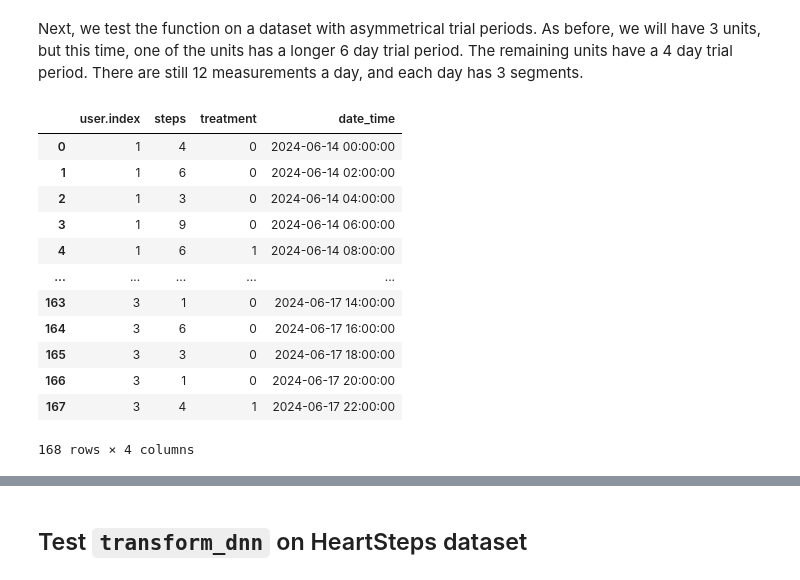
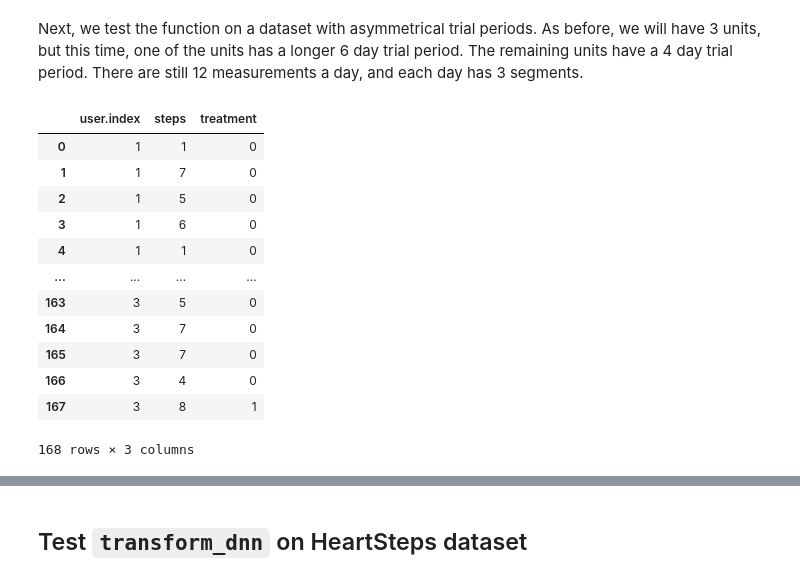
Before and after one commit to calebchin/Heartsteps-DNN, a Jupyter notebook: distributionalnn_heartsteps.ipynb, the cells around one changed output, grey strips where cells are left out. Saved outputs shown, nothing was run; the diff lists cells and outputs as text; code cells hidden in the pictures.

```diff
--- a/distributionalnn_heartsteps.ipynb
+++ b/distributionalnn_heartsteps.ipynb
@@ -342,44 +241,44 @@ Next, we test the function on a dataset with asymmetrical trial periods. As befo
 # %%
 # create test set
 # user inds, u1 has 6 day trial period
 u1 = np.repeat(1, 12 * 6)
 u2 = np.repeat(2, 12 * 4)
 u3 = np.repeat(3, 12 * 4)
 user_index = np.concatenate((u1, u2, u3))
 
 # step measurements (for simplicity, between 1 and 10)
 rng = np.random.default_rng()
 u1_steps = rng.integers(low=1, high=10, size=12 * 6)
 u2_steps = rng.integers(low=1, high=10, size=12 * 4)
 u3_steps = rng.integers(low=0, high=10, size=12 * 4)
 steps = np.concatenate((u1_steps, u2_steps, u3_steps))
 
 # treatment measurements
 # in practice, it seems much more likely to see no treatment rather than a treatment
-u1_trt = np.random.choice([0, 1], 12 * 6, p=[0.8, 0.2])
-u2_trt = np.random.choice([0, 1], 12 * 4, p=[0.8, 0.2])
-u3_trt = np.random.choice([0, 1], 12 * 4, p=[0.8, 0.2])
+u1_trt = np.random.choice([0, 1, 2], 12 * 6, p=[0.7, 0.2, 0.1])
+u2_trt = np.random.choice([0, 1, 2], 12 * 4, p=[0.7, 0.2, 0.1])
+u3_trt = np.random.choice([0, 1, 2], 12 * 4, p=[0.7, 0.2, 0.1])
 trt = np.concatenate((u1_trt, u2_trt, u3_trt))
 
-single = pd.Series(pd.date_range("2024-06-14", "2024-06-18", inclusive = "left", freq = '2h'))
-longer = pd.Series(pd.date_range("2024-06-14", "2024-06-20", inclusive = "left", freq = '2h'))
+#single = pd.Series(pd.date_range("2024-06-14", "2024-06-18", inclusive = "left", freq = '2h'))
+#longer = pd.Series(pd.date_range("2024-06-14", "2024-06-20", inclusive = "left", freq = '2h'))
 # create final dataframe
 final_np = np.stack((user_index, steps, trt), axis = 1)
 df_asymtest = pd.DataFrame(final_np, columns = ["user.index", "steps", "treatment"])
-df_asymtest["date_time"] = pd.concat([longer, single, single]).reset_index(drop = "True")
+#df_asymtest["date_time"] = pd.concat([longer, single, single]).reset_index(drop = "True")
 df_asymtest
 # %% [output]
-|  | user.index | steps | treatment | date_time |
-| 0 | 1 | 4 | 0 | 2024-06-14 00:00:00 |
-| 1 | 1 | 6 | 0 | 2024-06-14 02:00:00 |
-| 2 | 1 | 3 | 0 | 2024-06-14 04:00:00 |
-| 3 | 1 | 9 | 0 | 2024-06-14 06:00:00 |
-| 4 | 1 | 6 | 1 | 2024-06-14 08:00:00 |
-| ... | ... | ... | ... | ... |
-| 163 | 3 | 1 | 0 | 2024-06-17 14:00:00 |
-| 164 | 3 | 6 | 0 | 2024-06-17 16:00:00 |
-| 165 | 3 | 3 | 0 | 2024-06-17 18:00:00 |
-| 166 | 3 | 1 | 0 | 2024-06-17 20:00:00 |
-| 167 | 3 | 4 | 1 | 2024-06-17 22:00:00 |
+|  | user.index | steps | treatment |
+| 0 | 1 | 1 | 0 |
+| 1 | 1 | 7 | 0 |
+| 2 | 1 | 5 | 0 |
+| 3 | 1 | 6 | 0 |
+| 4 | 1 | 1 | 0 |
+| ... | ... | ... | ... |
+| 163 | 3 | 5 | 0 |
+| 164 | 3 | 7 | 0 |
+| 165 | 3 | 7 | 0 |
+| 166 | 3 | 4 | 0 |
+| 167 | 3 | 8 | 1 |
-168 rows × 4 columns
+168 rows × 3 columns
 # %%
```
Also changed, not shown: parts of 55 cells of this notebook.
